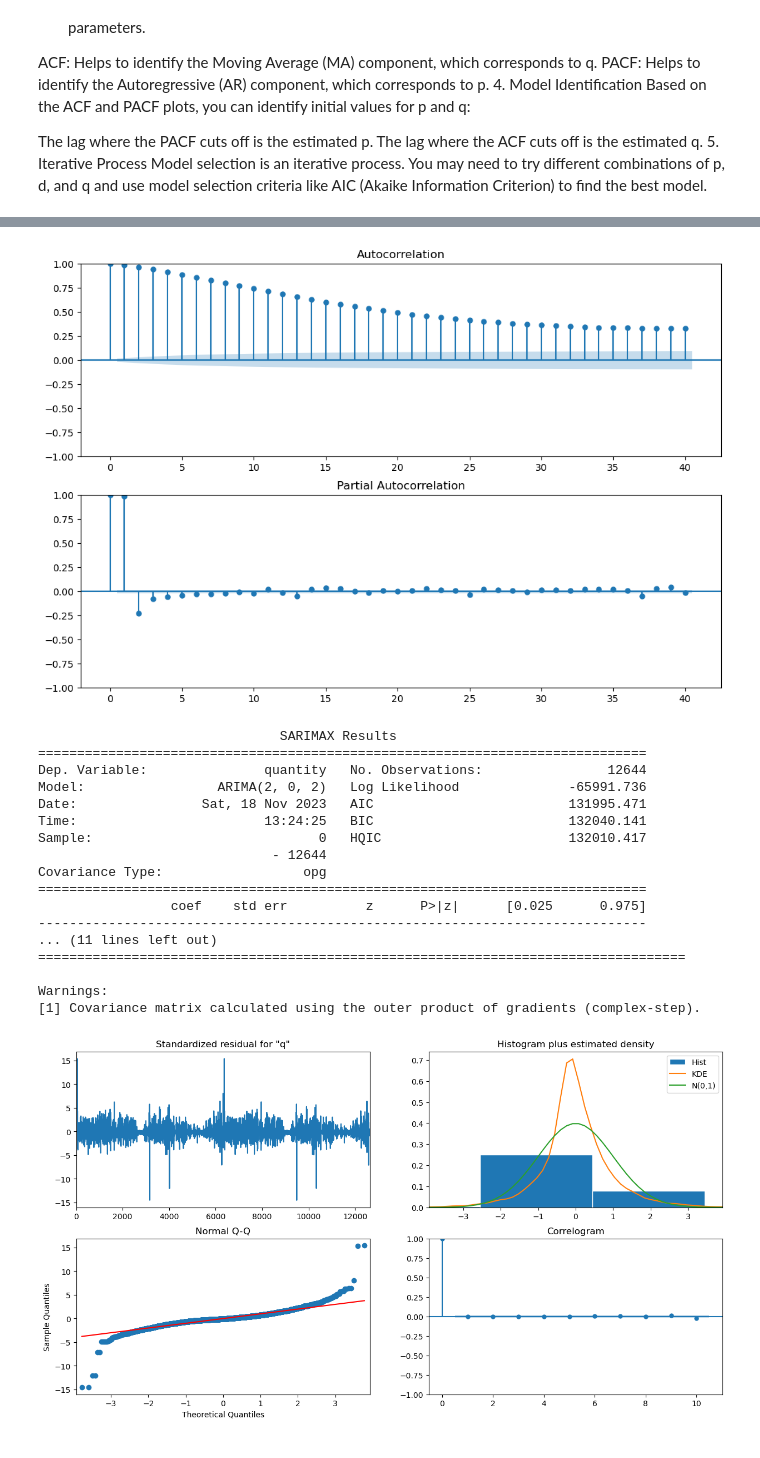
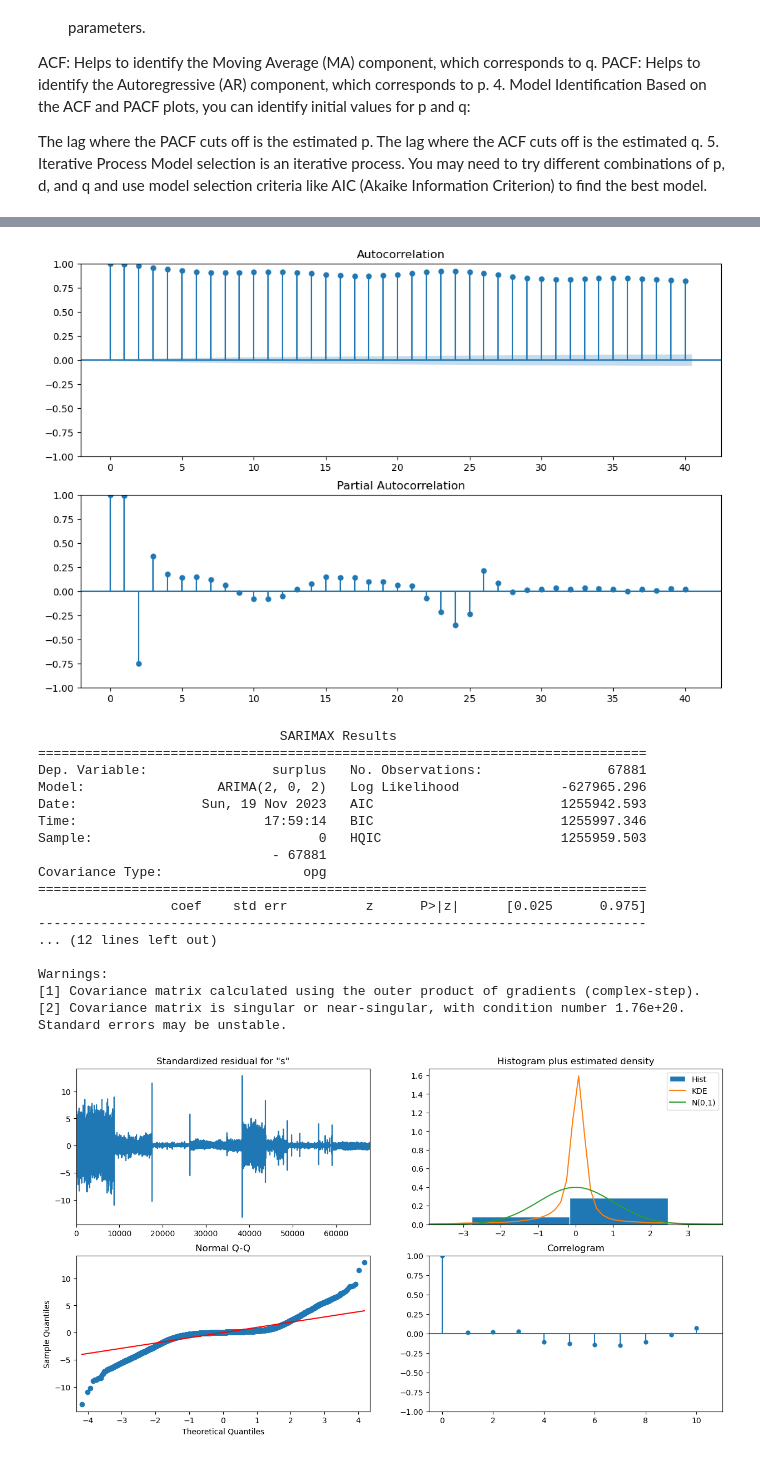
Before and after one commit to JuanNeuenschwandesBTS/MachineDreamerHackatom, a Jupyter notebook: 3_EDA/EDA.ipynb, the cells around one changed output, grey strips where cells are left out. Saved outputs shown, nothing was run; the diff lists cells and outputs as text; code cells hidden in the pictures.

```diff
--- a/3_EDA/EDA.ipynb
+++ b/3_EDA/EDA.ipynb
@@ -243,18 +245,11 @@ The lag where the ACF cuts off is the estimated q.
 5. Iterative Process
 Model selection is an iterative process. You may need to try different combinations of p, d, and q and use model selection criteria like AIC (Akaike Information Criterion) to find the best model.
 # %%
-import pandas as pd
-import numpy as np
-import statsmodels.api as sm
-from statsmodels.tsa.stattools import adfuller, acf, pacf
-from statsmodels.graphics.tsaplots import plot_acf, plot_pacf
-import matplotlib.pyplot as plt
-
 # Load your data
 # Assuming 'df' is your DataFrame with 'quantity' after loading your data
 
 # Check for stationarity
-result = adfuller(df['quantity'])
+result = adfuller(eda_df['surplus'])
 print('ADF Statistic: %f' % result[0])
 print('p-value: %f' % result[1])
 # If p-value > 0.05, the series is not stationary and you need to difference it
@@ -263,15 +258,15 @@ print('p-value: %f' % result[1])
 if result[1] > 0.05:
     # Assuming one level of differencing makes the series stationary
     d = 1
-    df['quantity_diff'] = df['quantity'].diff(periods=d).dropna()
+    eda_df['surplus_diff'] = eda_df['surplus'].diff(periods=d).dropna()
 else:
     d = 0
-    df['quantity_diff'] = df['quantity']
+    eda_df['surplus_diff'] = eda_df['surplus']
 
 # Plot ACF and PACF
 fig, (ax1, ax2) = plt.subplots(2, 1, figsize=(12, 8))
-plot_acf(df['quantity_diff'], lags=40, ax=ax1)  # Change lags as needed
-plot_pacf(df['quantity_diff'], lags=40, ax=ax2)  # Change lags as needed
+plot_acf(eda_df['surplus_diff'], lags=40, ax=ax1)  # Change lags as needed
+plot_pacf(eda_df['surplus_diff'], lags=40, ax=ax2)  # Change lags as needed
 plt.show()
 
 # Look at where the plots cross the significance level for the first time to estimate 'p' and 'q'
@@ -282,7 +277,7 @@ p = 2
 q = 2
 
 # Try fitting an ARIMA model with the initial parameters
-model = sm.tsa.arima.ARIMA(df['quantity'], order=(p, d, q))
+model = sm.tsa.arima.ARIMA(eda_df['surplus'], order=(p, d, q))
 model_fit = model.fit()
 
 # Evaluate model - check the AIC and the residual plots
@@ -297,19 +297,19 @@ p-value: 0.000000
-[figure, old version]
+[figure, new version]
-                               SARIMAX Results
-==============================================================================
-Dep. Variable:               quantity   No. Observations:                12644
-Model:                 ARIMA(2, 0, 2)   Log Likelihood              -65991.736
-Date:                Sat, 18 Nov 2023   AIC                         131995.471
-Time:                        13:24:25   BIC                         132040.141
-Sample:                             0   HQIC                        132010.417
-                              - 12644
-Covariance Type:                  opg
-==============================================================================
-                 coef    std err          z      P>|z|      [0.025      0.975]
-------------------------------------------------------------------------------
-... (11 lines left out)
-===================================================================================
-
-Warnings:
-[1] Covariance matrix calculated using the outer product of gradients (complex-step).
+                               SARIMAX Results
+==============================================================================
+Dep. Variable:                surplus   No. Observations:                67881
+Model:                 ARIMA(2, 0, 2)   Log Likelihood             -627965.296
+Date:                Sun, 19 Nov 2023   AIC                        1255942.593
+Time:                        17:59:14   BIC                        1255997.346
+Sample:                             0   HQIC                       1255959.503
+                              - 67881
+Covariance Type:                  opg
+==============================================================================
+                 coef    std err          z      P>|z|      [0.025      0.975]
+------------------------------------------------------------------------------
+... (12 lines left out)
+
+Warnings:
+[1] Covariance matrix calculated using the outer product of gradients (complex-step).
+[2] Covariance matrix is singular or near-singular, with condition number 1.76e+20. Standard errors may be unstable.
-[figure, old version]
+[figure, new version]
```
Also changed, not shown: parts of 4 cells of this notebook.
